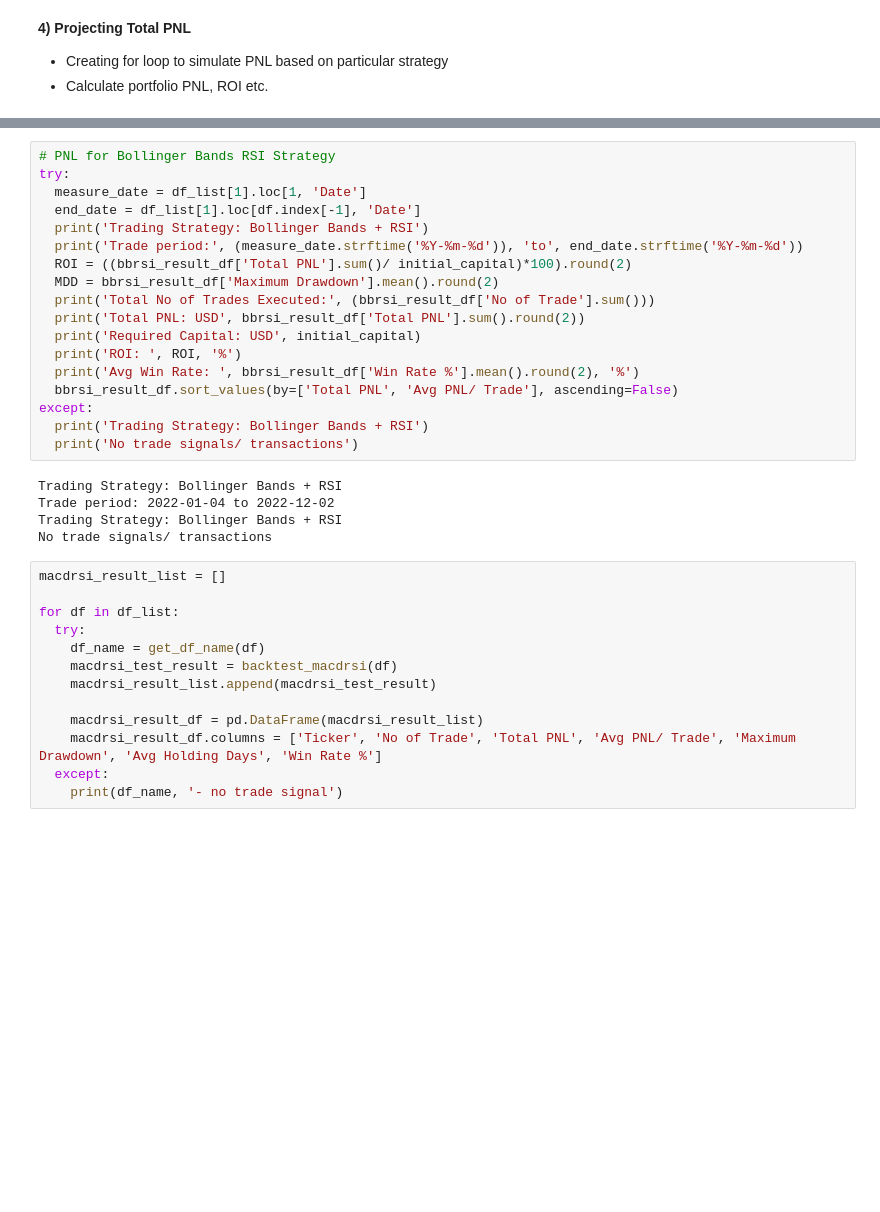
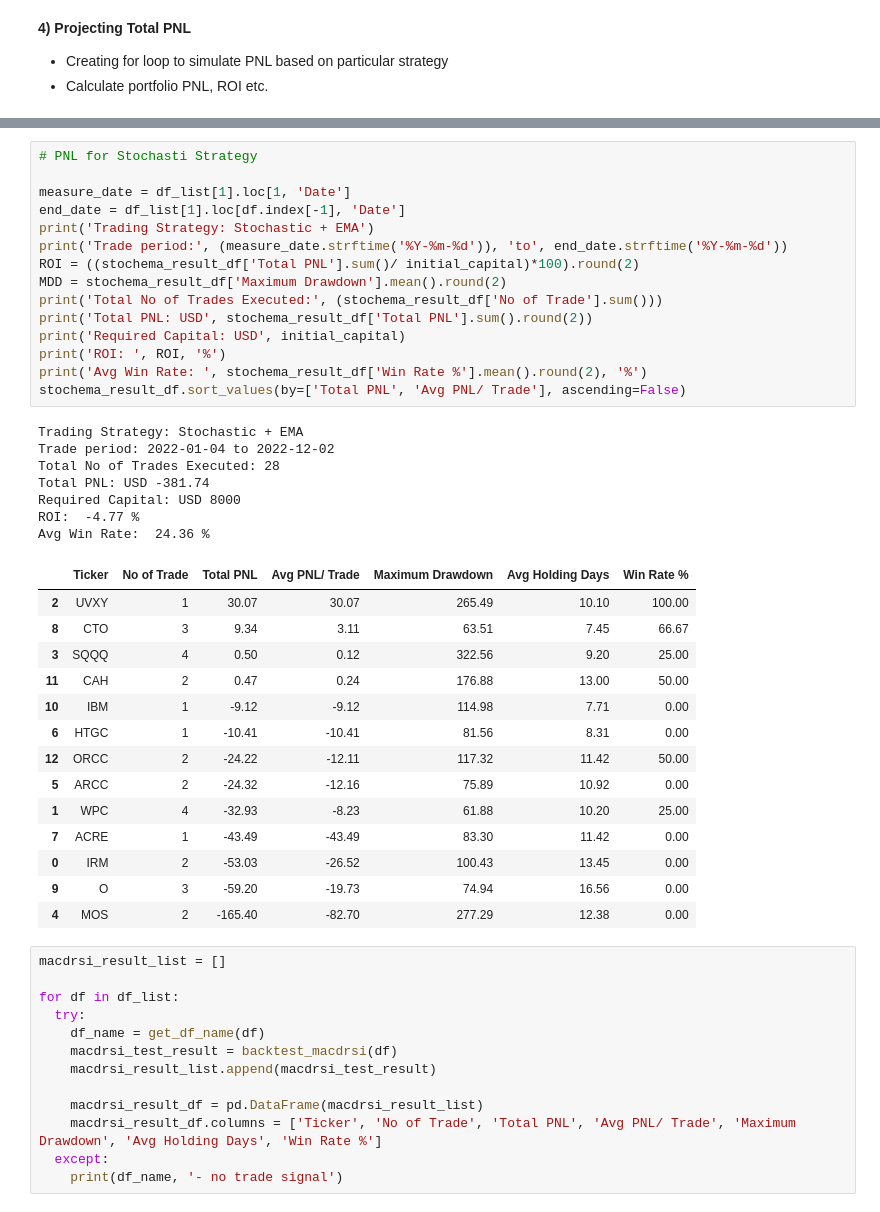
Before and after one commit to jade-lam/AlgorithmicTrading, a Jupyter notebook: US Stocks - Backtesting & PNL Calculation.ipynb, the cells around one changed output, grey strips where cells are left out. Drawn from its saved outputs; the diff is of its cells as text; blank space fills up the shorter version.

```diff
--- a/US Stocks - Backtesting & PNL Calculation.ipynb
+++ b/US Stocks - Backtesting & PNL Calculation.ipynb
@@ -646,26 +770,40 @@ df - no trade signal
 # %%
-# PNL for Bollinger Bands RSI Strategy
-try:
-  measure_date = df_list[1].loc[1, 'Date']
-  end_date = df_list[1].loc[df.index[-1], 'Date']
-  print('Trading Strategy: Bollinger Bands + RSI')
-  print('Trade period:', (measure_date.strftime('%Y-%m-%d')), 'to', end_date.strftime('%Y-%m-%d'))
-  ROI = ((bbrsi_result_df['Total PNL'].sum()/ initial_capital)*100).round(2)
-  MDD = bbrsi_result_df['Maximum Drawdown'].mean().round(2)
-  print('Total No of Trades Executed:', (bbrsi_result_df['No of Trade'].sum()))
-  print('Total PNL: USD', bbrsi_result_df['Total PNL'].sum().round(2))
-  print('Required Capital: USD', initial_capital)
-  print('ROI: ', ROI, '%')
-  print('Avg Win Rate: ', bbrsi_result_df['Win Rate %'].mean().round(2), '%')
-  bbrsi_result_df.sort_values(by=['Total PNL', 'Avg PNL/ Trade'], ascending=False)
-except:
-  print('Trading Strategy: Bollinger Bands + RSI')
-  print('No trade signals/ transactions')
+# PNL for Stochasti Strategy
+
+measure_date = df_list[1].loc[1, 'Date']
+end_date = df_list[1].loc[df.index[-1], 'Date']
+print('Trading Strategy: Stochastic + EMA')
+print('Trade period:', (measure_date.strftime('%Y-%m-%d')), 'to', end_date.strftime('%Y-%m-%d'))
+ROI = ((stochema_result_df['Total PNL'].sum()/ initial_capital)*100).round(2)
+MDD = stochema_result_df['Maximum Drawdown'].mean().round(2)
+print('Total No of Trades Executed:', (stochema_result_df['No of Trade'].sum()))
+print('Total PNL: USD', stochema_result_df['Total PNL'].sum().round(2))
+print('Required Capital: USD', initial_capital)
+print('ROI: ', ROI, '%')
+print('Avg Win Rate: ', stochema_result_df['Win Rate %'].mean().round(2), '%')
+stochema_result_df.sort_values(by=['Total PNL', 'Avg PNL/ Trade'], ascending=False)
 # %% [output]
-Trading Strategy: Bollinger Bands + RSI
+Trading Strategy: Stochastic + EMA
 Trade period: 2022-01-04 to 2022-12-02
-Trading Strategy: Bollinger Bands + RSI
-No trade signals/ transactions
+Total No of Trades Executed: 28
+Total PNL: USD -381.74
+Required Capital: USD 8000
+ROI:  -4.77 %
+Avg Win Rate:  24.36 %
+|  | Ticker | No of Trade | Total PNL | Avg PNL/ Trade | Maximum Drawdown | Avg Holding Days | Win Rate % |
+| 2 | UVXY | 1 | 30.07 | 30.07 | 265.49 | 10.10 | 100.00 |
+| 8 | CTO | 3 | 9.34 | 3.11 | 63.51 | 7.45 | 66.67 |
+| 3 | SQQQ | 4 | 0.50 | 0.12 | 322.56 | 9.20 | 25.00 |
+| 11 | CAH | 2 | 0.47 | 0.24 | 176.88 | 13.00 | 50.00 |
+| 10 | IBM | 1 | -9.12 | -9.12 | 114.98 | 7.71 | 0.00 |
+| 6 | HTGC | 1 | -10.41 | -10.41 | 81.56 | 8.31 | 0.00 |
+| 12 | ORCC | 2 | -24.22 | -12.11 | 117.32 | 11.42 | 50.00 |
+| 5 | ARCC | 2 | -24.32 | -12.16 | 75.89 | 10.92 | 0.00 |
+| 1 | WPC | 4 | -32.93 | -8.23 | 61.88 | 10.20 | 25.00 |
+| 7 | ACRE | 1 | -43.49 | -43.49 | 83.30 | 11.42 | 0.00 |
+| 0 | IRM | 2 | -53.03 | -26.52 | 100.43 | 13.45 | 0.00 |
+| 9 | O | 3 | -59.20 | -19.73 | 74.94 | 16.56 | 0.00 |
+| 4 | MOS | 2 | -165.40 | -82.70 | 277.29 | 12.38 | 0.00 |
 # %%
 macdrsi_result_list = []
 
```
Also changed, not shown: parts of 23 cells of this notebook.
